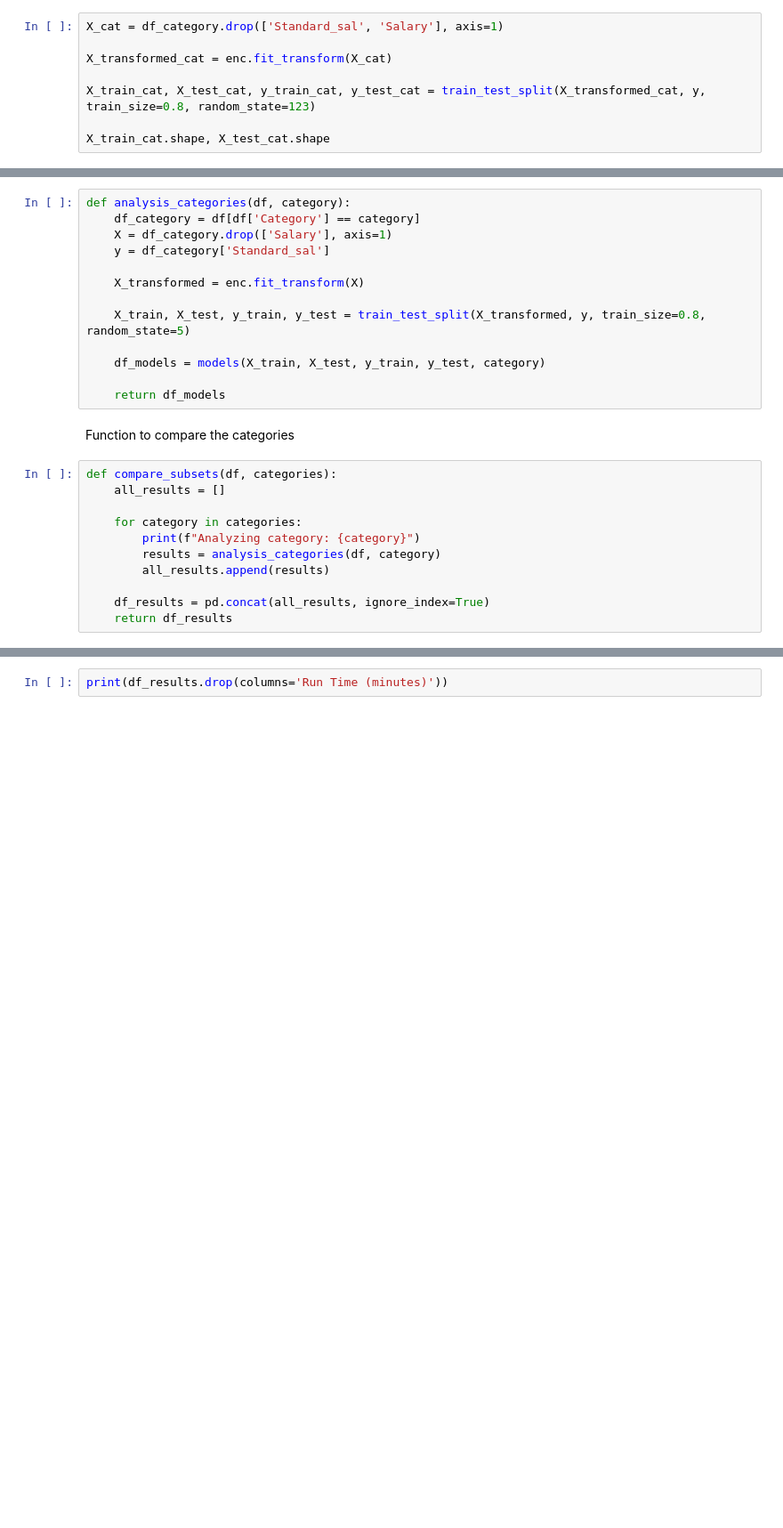
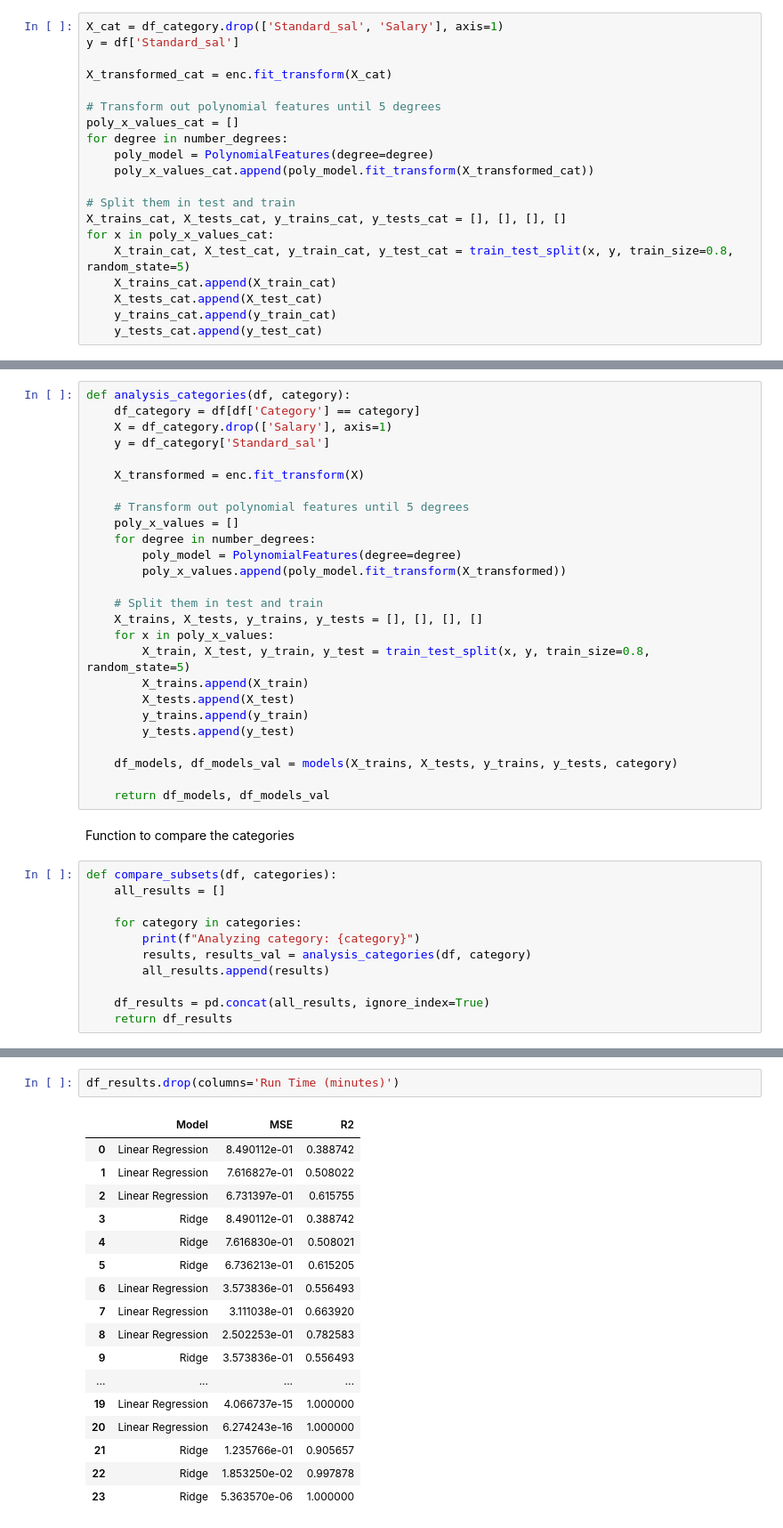
Before and after one commit to RVJIM/Machine-Learning_Salary, a Jupyter notebook: main.ipynb, the cells around one changed output, grey strips where cells are left out. Shown at 89% size. Drawn from its saved outputs; the diff is of its cells as text; blank space fills up the shorter version.

```diff
--- a/main.ipynb
+++ b/main.ipynb
@@ -404,11 +481,23 @@ df_category['Category'].value_counts()
 # %%
 X_cat = df_category.drop(['Standard_sal', 'Salary'], axis=1)
+y = df['Standard_sal']
 
 X_transformed_cat = enc.fit_transform(X_cat)
 
-X_train_cat, X_test_cat, y_train_cat, y_test_cat = train_test_split(X_transformed_cat, y, train_size=0.8, random_state=123)
+# Transform out polynomial features until 5 degrees
+poly_x_values_cat = []
+for degree in number_degrees:
+    poly_model = PolynomialFeatures(degree=degree)
+    poly_x_values_cat.append(poly_model.fit_transform(X_transformed_cat))
 
-X_train_cat.shape, X_test_cat.shape
+# Split them in test and train
+X_trains_cat, X_tests_cat, y_trains_cat, y_tests_cat = [], [], [], []
+for x in poly_x_values_cat:
+    X_train_cat, X_test_cat, y_train_cat, y_test_cat = train_test_split(x, y, train_size=0.8, random_state=5)
+    X_trains_cat.append(X_train_cat)
+    X_tests_cat.append(X_test_cat)
+    y_trains_cat.append(y_train_cat)
+    y_tests_cat.append(y_test_cat)
 # %% [markdown]
 Prova senza Job Title
 # %%
@@ -438,11 +558,24 @@ def analysis_categories(df, category):
 
     X_transformed = enc.fit_transform(X)
 
-    X_train, X_test, y_train, y_test = train_test_split(X_transformed, y, train_size=0.8, random_state=5)
+    # Transform out polynomial features until 5 degrees
+    poly_x_values = []
+    for degree in number_degrees:
+        poly_model = PolynomialFeatures(degree=degree)
+        poly_x_values.append(poly_model.fit_transform(X_transformed))
 
-    df_models = models(X_train, X_test, y_train, y_test, category)
+    # Split them in test and train
+    X_trains, X_tests, y_trains, y_tests = [], [], [], []
+    for x in poly_x_values:
+        X_train, X_test, y_train, y_test = train_test_split(x, y, train_size=0.8, random_state=5)
+        X_trains.append(X_train)
+        X_tests.append(X_test)
+        y_trains.append(y_train)
+        y_tests.append(y_test)
 
-    return df_models
+    df_models, df_models_val = models(X_trains, X_tests, y_trains, y_tests, category)
+
+    return df_models, df_models_val
 # %% [markdown]
 Function to compare the categories
 # %%
@@ -451,7 +584,7 @@ def compare_subsets(df, categories):
 
     for category in categories:
         print(f"Analyzing category: {category}")
-        results = analysis_categories(df, category)
+        results, results_val = analysis_categories(df, category)
         all_results.append(results)
 
     df_results = pd.concat(all_results, ignore_index=True)
@@ -462,2 +613,20 @@ df_results = compare_subsets(df_category, categories)
 # %%
-print(df_results.drop(columns='Run Time (minutes)'))
+df_results.drop(columns='Run Time (minutes)')
+# %% [output]
+|  | Model | MSE | R2 |
+| 0 | Linear Regression | 8.490112e-01 | 0.388742 |
+| 1 | Linear Regression | 7.616827e-01 | 0.508022 |
+| 2 | Linear Regression | 6.731397e-01 | 0.615755 |
+| 3 | Ridge | 8.490112e-01 | 0.388742 |
+| 4 | Ridge | 7.616830e-01 | 0.508021 |
+| 5 | Ridge | 6.736213e-01 | 0.615205 |
+| 6 | Linear Regression | 3.573836e-01 | 0.556493 |
+| 7 | Linear Regression | 3.111038e-01 | 0.663920 |
+| 8 | Linear Regression | 2.502253e-01 | 0.782583 |
+| 9 | Ridge | 3.573836e-01 | 0.556493 |
+| ... | ... | ... | ... |
+| 19 | Linear Regression | 4.066737e-15 | 1.000000 |
+| 20 | Linear Regression | 6.274243e-16 | 1.000000 |
+| 21 | Ridge | 1.235766e-01 | 0.905657 |
+| 22 | Ridge | 1.853250e-02 | 0.997878 |
+| 23 | Ridge | 5.363570e-06 | 1.000000 |
```
Also changed, not shown: parts of 15 cells of this notebook, 18 other files.
